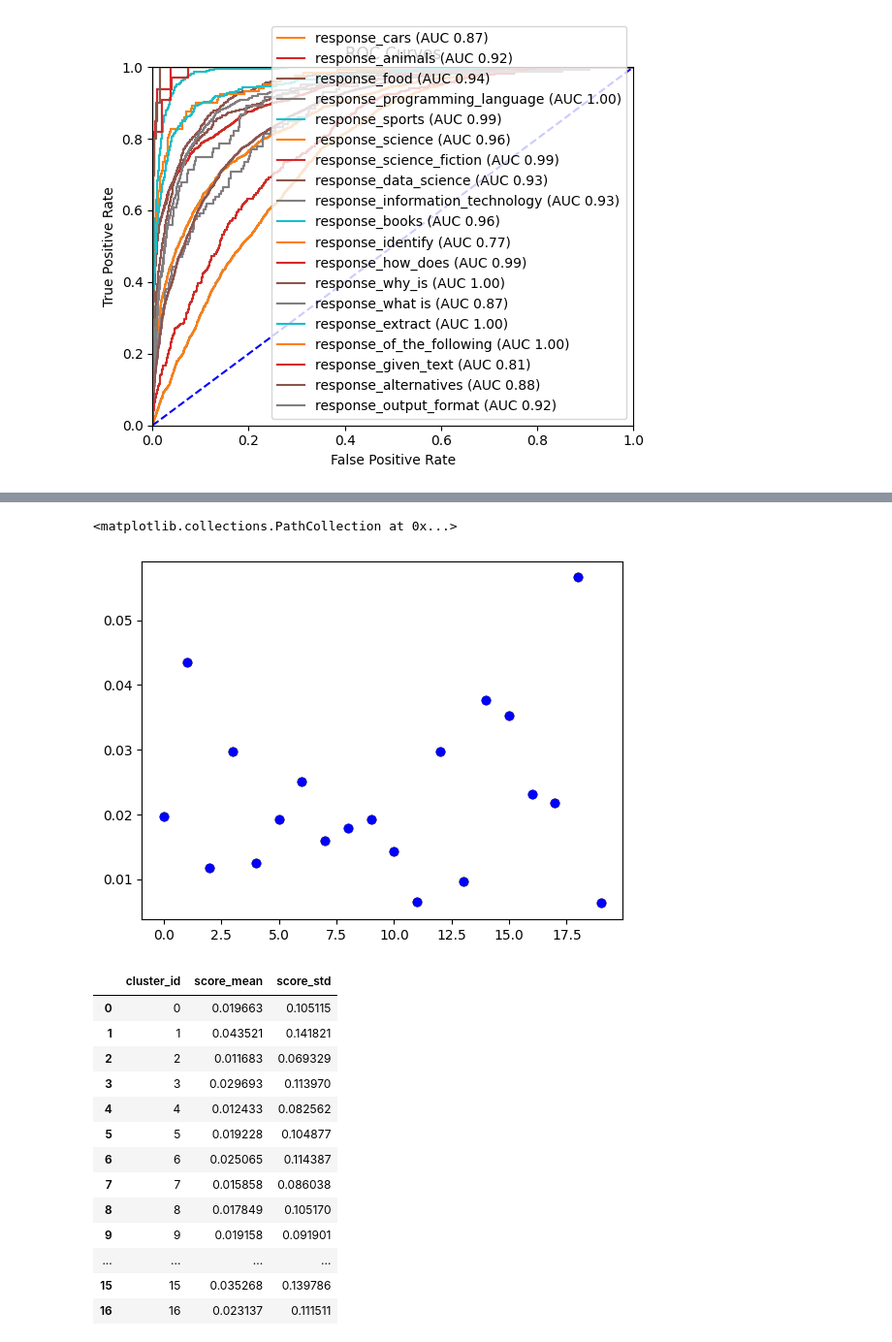
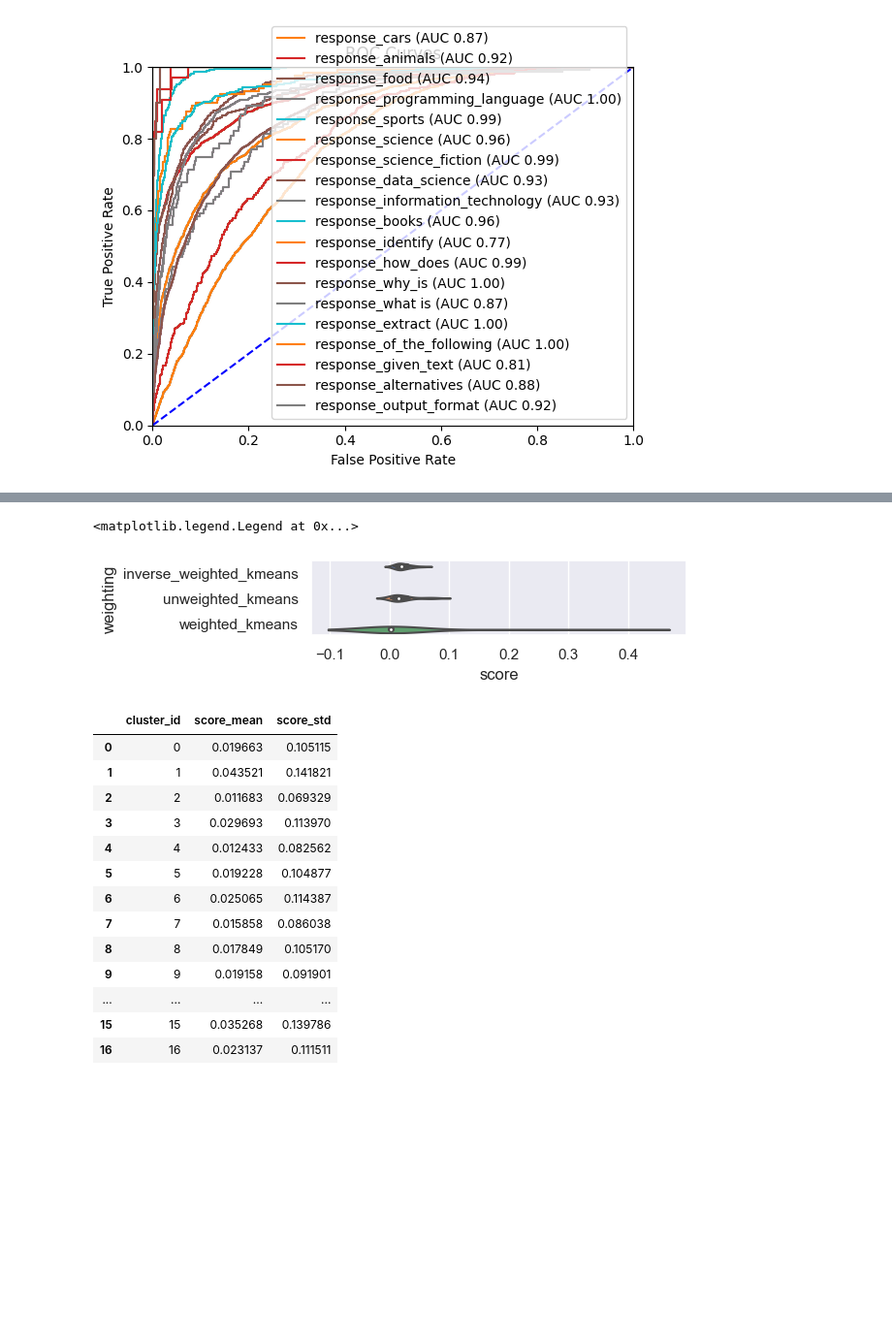
Before and after one commit to rmhorton/instruction_tuning, a Jupyter notebook: Aspect_aware_semantic_clustering.ipynb, the cells around one changed output, grey strips where cells are left out. Shown: that part at 97% size. Drawn from its saved outputs; the diff is of its cells as text; code cells hidden in the pictures; blank space fills up the shorter version.

```diff
--- a/Aspect_aware_semantic_clustering.ipynb
+++ b/Aspect_aware_semantic_clustering.ipynb
@@ -213,13 +287,16 @@ dd2[ ['unweighted_kmeans', 'weighted_kmeans', 'inverse_weighted_kmeans', 'score'
+# %%
+g = sns.violinplot(x ='score', y ='weighting', data = cluster_means, hue='weighting', legend=False)
+g.legend([],[], frameon=False)
+# %% [output]
+<matplotlib.legend.Legend at 0x...>
+[figure, added]
 # %%
 # cs_inverse_weighted.plot.scatter(x='cluster_id', y='score_mean')
 # cs_unweighted.plot.scatter(x='cluster_id', y='score_mean')
 
-plt.scatter(cs_unweighted['cluster_id'], cs_inverse_weighted['score_mean'], c='r')
-plt.scatter(cs_weighted['cluster_id'], cs_inverse_weighted['score_mean'], c='g')
-plt.scatter(cs_inverse_weighted['cluster_id'], cs_inverse_weighted['score_mean'], c='b')
+# plt.scatter(cs_unweighted['cluster_id'], cs_inverse_weighted['score_mean'], c='r')
+# plt.scatter(cs_weighted['cluster_id'], cs_inverse_weighted['score_mean'], c='g')
+# plt.scatter(cs_inverse_weighted['cluster_id'], cs_inverse_weighted['score_mean'], c='b')
-# %% [output]
-<matplotlib.collections.PathCollection at 0x...>
-[figure, removed]
 # %%
 cs_inverse_weighted
 # %% [output]
```
Also changed, not shown: parts of 20 cells of this notebook.
